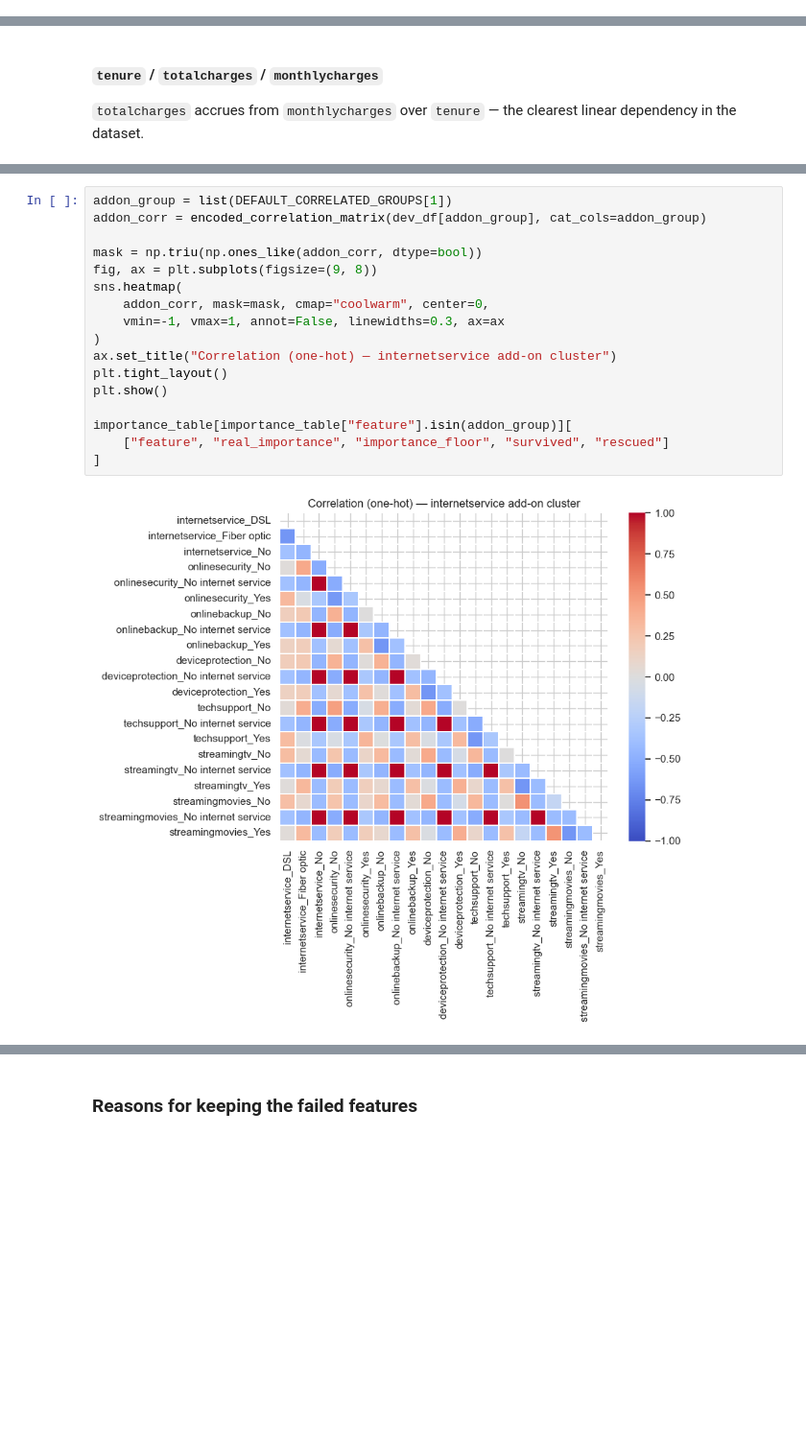
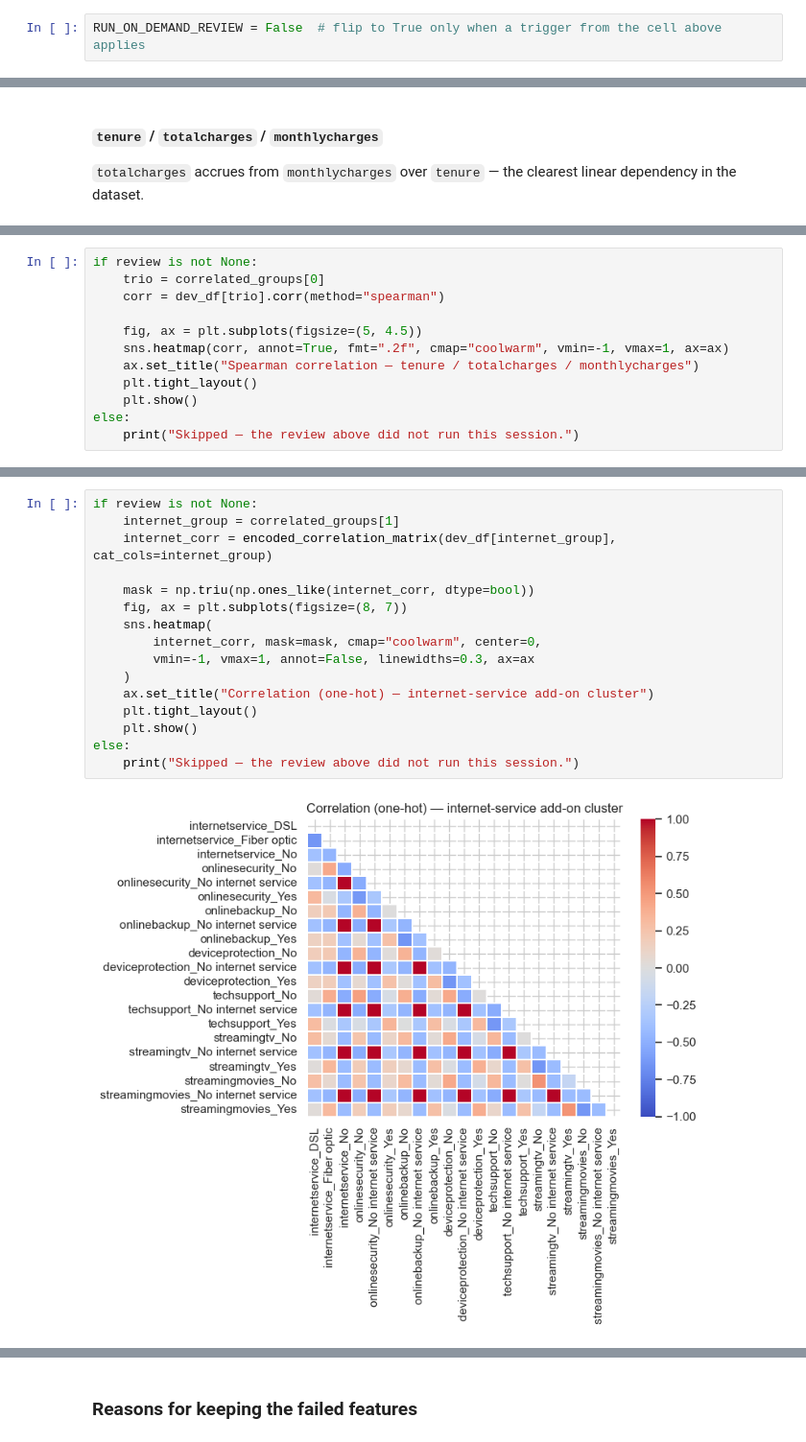
Before and after one commit to Ampofowaa/TelcoChurn_PortfolioProject, a Jupyter notebook: notebooks/03b-feature-selection.ipynb, the cells around one changed output, grey strips where cells are left out. Shown at 96% size. Drawn from its saved outputs; the diff is of its cells as text; blank space fills up the shorter version.

```diff
--- a/notebooks/03b-feature-selection.ipynb
+++ b/notebooks/03b-feature-selection.ipynb
@@ -112,0 +66,2 @@ Confirmed: feature_selection was built on this lgbm_default run (git_sha=629c121
+# %%
+RUN_ON_DEMAND_REVIEW = False  # flip to True only when a trigger from the cell above applies
@@ -247,0 +292,12 @@ All three features individually clear the decoy floor despite `tenure` and `tota
+# %%
+if review is not None:
+    trio = correlated_groups[0]
+    corr = dev_df[trio].corr(method="spearman")
+
+    fig, ax = plt.subplots(figsize=(5, 4.5))
+    sns.heatmap(corr, annot=True, fmt=".2f", cmap="coolwarm", vmin=-1, vmax=1, ax=ax)
+    ax.set_title("Spearman correlation — tenure / totalcharges / monthlycharges")
+    plt.tight_layout()
+    plt.show()
+else:
+    print("Skipped — the review above did not run this session.")
@@ -252,19 +348,18 @@ All three features individually clear the decoy floor despite `tenure` and `tota
 # %%
-addon_group = list(DEFAULT_CORRELATED_GROUPS[1])
-addon_corr = encoded_correlation_matrix(dev_df[addon_group], cat_cols=addon_group)
+if review is not None:
+    internet_group = correlated_groups[1]
+    internet_corr = encoded_correlation_matrix(dev_df[internet_group], cat_cols=internet_group)
 
-mask = np.triu(np.ones_like(addon_corr, dtype=bool))
-fig, ax = plt.subplots(figsize=(9, 8))
-sns.heatmap(
-    addon_corr, mask=mask, cmap="coolwarm", center=0,
-    vmin=-1, vmax=1, annot=False, linewidths=0.3, ax=ax
-)
-ax.set_title("Correlation (one-hot) — internetservice add-on cluster")
-plt.tight_layout()
-plt.show()
-
-importance_table[importance_table["feature"].isin(addon_group)][
-    ["feature", "real_importance", "importance_floor", "survived", "rescued"]
-]
+    mask = np.triu(np.ones_like(internet_corr, dtype=bool))
+    fig, ax = plt.subplots(figsize=(8, 7))
+    sns.heatmap(
+        internet_corr, mask=mask, cmap="coolwarm", center=0,
+        vmin=-1, vmax=1, annot=False, linewidths=0.3, ax=ax
+    )
+    ax.set_title("Correlation (one-hot) — internet-service add-on cluster")
+    plt.tight_layout()
+    plt.show()
+else:
+    print("Skipped — the review above did not run this session.")
 # %% [output]
-[figure, old version]
+[figure, new version]
```
Also changed, not shown: parts of 68 cells of this notebook, 1 other file.
